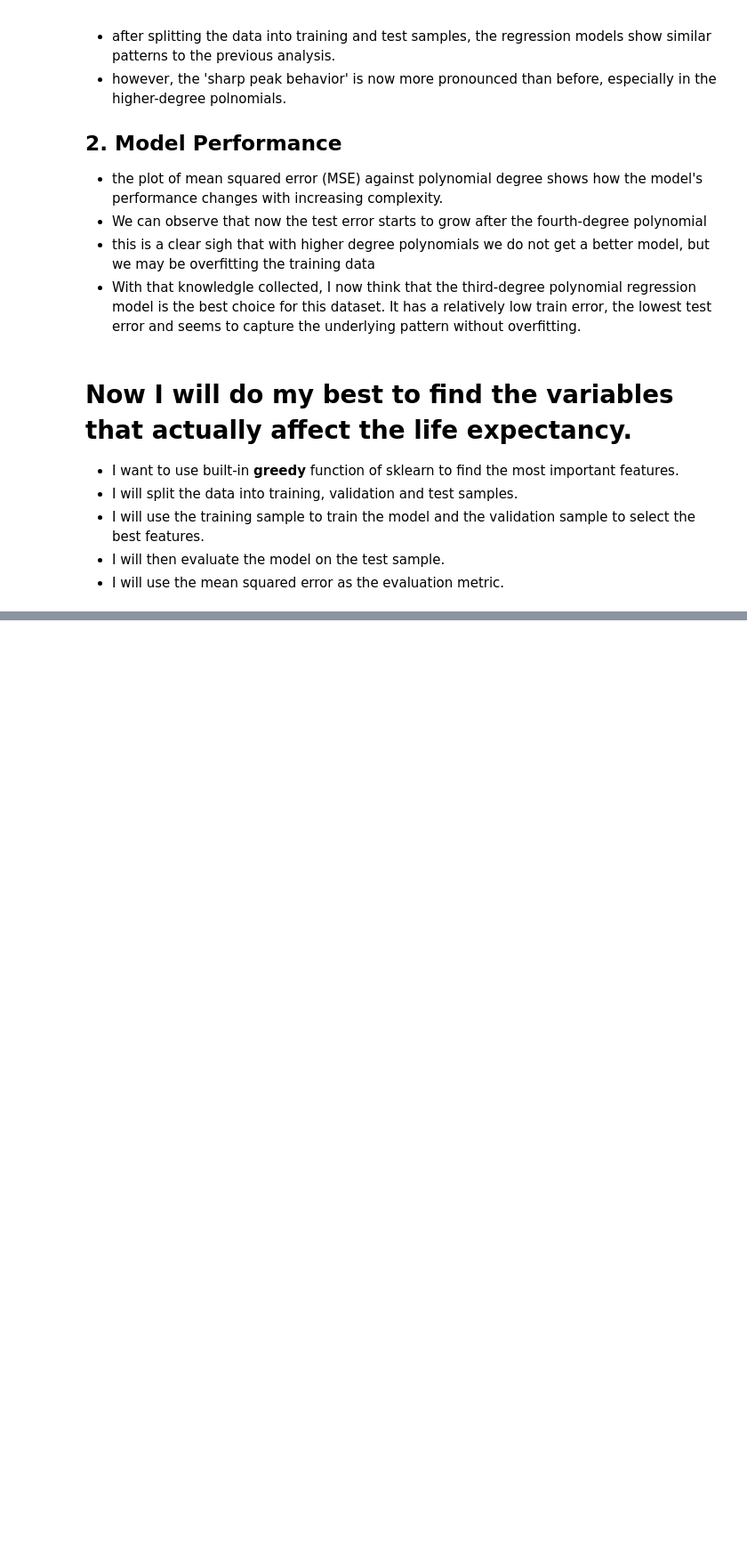
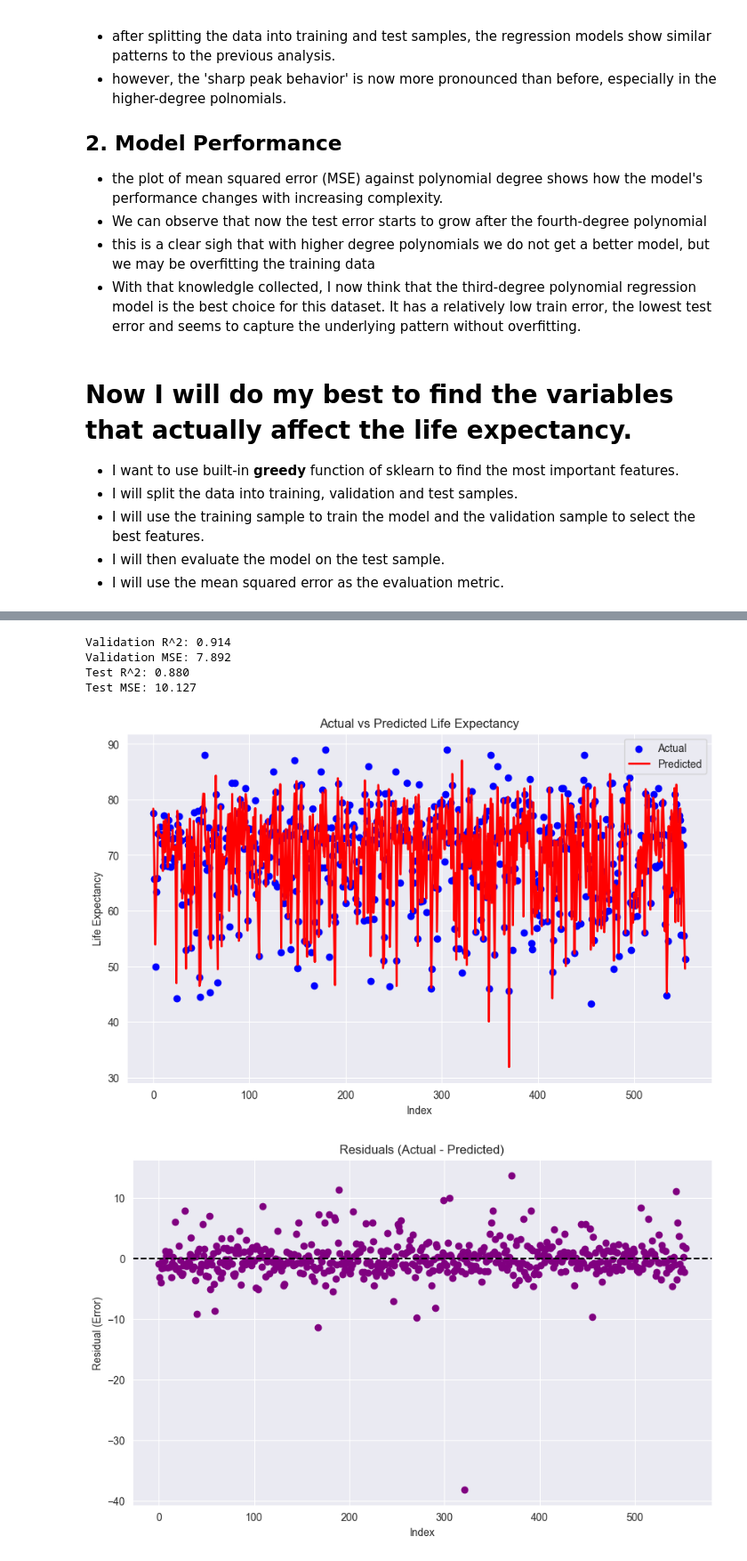
Before and after one commit to Falanger-debug/Data-Analyticts, a Jupyter notebook: Regression - advanced/Lizak_Lukasz_Advanced_2/Lizak__Lukasz_Regression_advanced.ipynb, the cells around one changed output, grey strips where cells are left out. Shown at 89% size. Cells and saved outputs as stored; diff of their text form; code cells hidden in the pictures; blank space fills up the shorter version.

```diff
--- a/Regression - advanced/Lizak_Lukasz_Advanced_2/Lizak__Lukasz_Regression_advanced.ipynb
+++ b/Regression - advanced/Lizak_Lukasz_Advanced_2/Lizak__Lukasz_Regression_advanced.ipynb
@@ -350,12 +289,13 @@ model = LinearRegression()
 
 pipeline = Pipeline([
     ('imputer', SimpleImputer(strategy='mean')),
-    ('feature_selector', SequentialFeatureSelector(model, n_features_to_select=5, direction='forward', scoring='r2', cv=5)),
+    ('feature_selector',
+     SequentialFeatureSelector(model, n_features_to_select=5, direction='forward', scoring='r2', cv=5)),
 ])
 
 pipeline.fit(x_train, y_train)
 
-selected_features = x_train.columns[pipeline.named_steps['feature_selector'].get_support(indices=True)]
+selected_features = x_train.columns[pipeline.named_steps['feature_selector'].get_support()].tolist()
 
 print(f"Selected features: {selected_features}")
 # %% [output]
@@ -474,0 +333,69 @@ Difference between two MSE: 5094918468.935371
+# %%
+from sklearn.pipeline import Pipeline
+from sklearn.preprocessing import PolynomialFeatures, StandardScaler
+from sklearn.linear_model import LinearRegression
+from sklearn.metrics import r2_score, mean_squared_error
+import matplotlib.pyplot as plt
+
+selected_features = ['Adult Mortality', 'Diphtheria ', ' HIV/AIDS', 'Income composition of resources', 'Schooling']
+x_train_selected = x_train[selected_features]
+x_valid_selected = x_valid[selected_features]
+x_test_selected = x_test[selected_features]
+
+degree = 4
+pipeline = Pipeline([
+    ('imputer', SimpleImputer(strategy='mean')),
+    ('scaler', StandardScaler()),
+    ('poly_features', PolynomialFeatures(degree=degree, include_bias=False)),
+    ('model', LinearRegression())
+])
+
+pipeline.fit(x_train_selected, y_train)
+
+y_valid_pred = pipeline.predict(x_valid_selected)
+y_test_pred = pipeline.predict(x_test_selected)
+
+valid_r2 = r2_score(y_valid, y_valid_pred)
+valid_mse = mean_squared_error(y_valid, y_valid_pred)
+test_r2 = r2_score(y_test, y_test_pred)
+test_mse = mean_squared_error(y_test, y_test_pred)
+
+print(f"Validation R^2: {valid_r2:.3f}")
+print(f"Validation MSE: {valid_mse:.3f}")
+print(f"Test R^2: {test_r2:.3f}")
+print(f"Test MSE: {test_mse:.3f}")
+
+plt.figure(figsize=(10, 6))
+plt.scatter(range(len(y_test)), y_test, color='blue', label='Actual')
+plt.plot(range(len(y_test)), y_test_pred, color='red', label='Predicted', linewidth=2)
+plt.xlabel('Index')
+plt.ylabel('Life Expectancy')
+plt.title('Actual vs Predicted Life Expectancy')
+plt.legend()
+plt.grid(True)
+plt.show()
+
+plt.figure(figsize=(10, 6))
+residuals = y_test - y_test_pred
+plt.scatter(range(len(residuals)), residuals, color='purple')
+plt.axhline(y=0, color='black', linestyle='--')
+plt.xlabel('Index')
+plt.ylabel('Residual (Error)')
+plt.title('Residuals (Actual - Predicted)')
+plt.grid(True)
+plt.show()
+
+plt.figure(figsize=(10, 6))
+plt.hist(residuals, bins=30, color='purple', edgecolor='black')
+plt.xlabel('Residual (Error)')
+plt.ylabel('Frequency')
+plt.title('Histogram of Residuals')
+plt.grid(True)
+plt.show()
+# %% [output]
+Validation R^2: 0.914
+Validation MSE: 7.892
+Test R^2: 0.880
+Test MSE: 10.127
+[figure, added]
+[figure, added]
```
Also changed, not shown: parts of 14 cells of this notebook, 1 other file.
